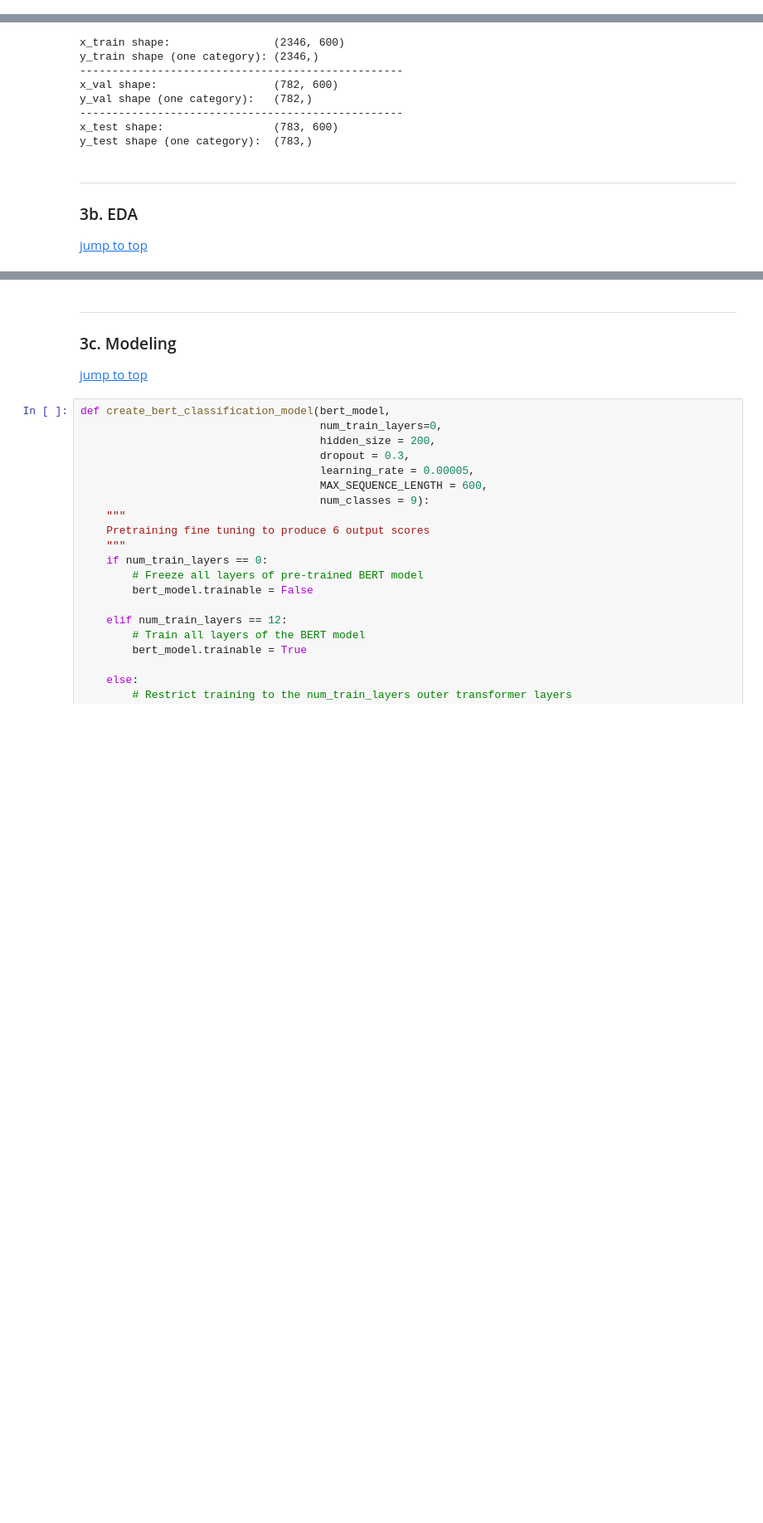
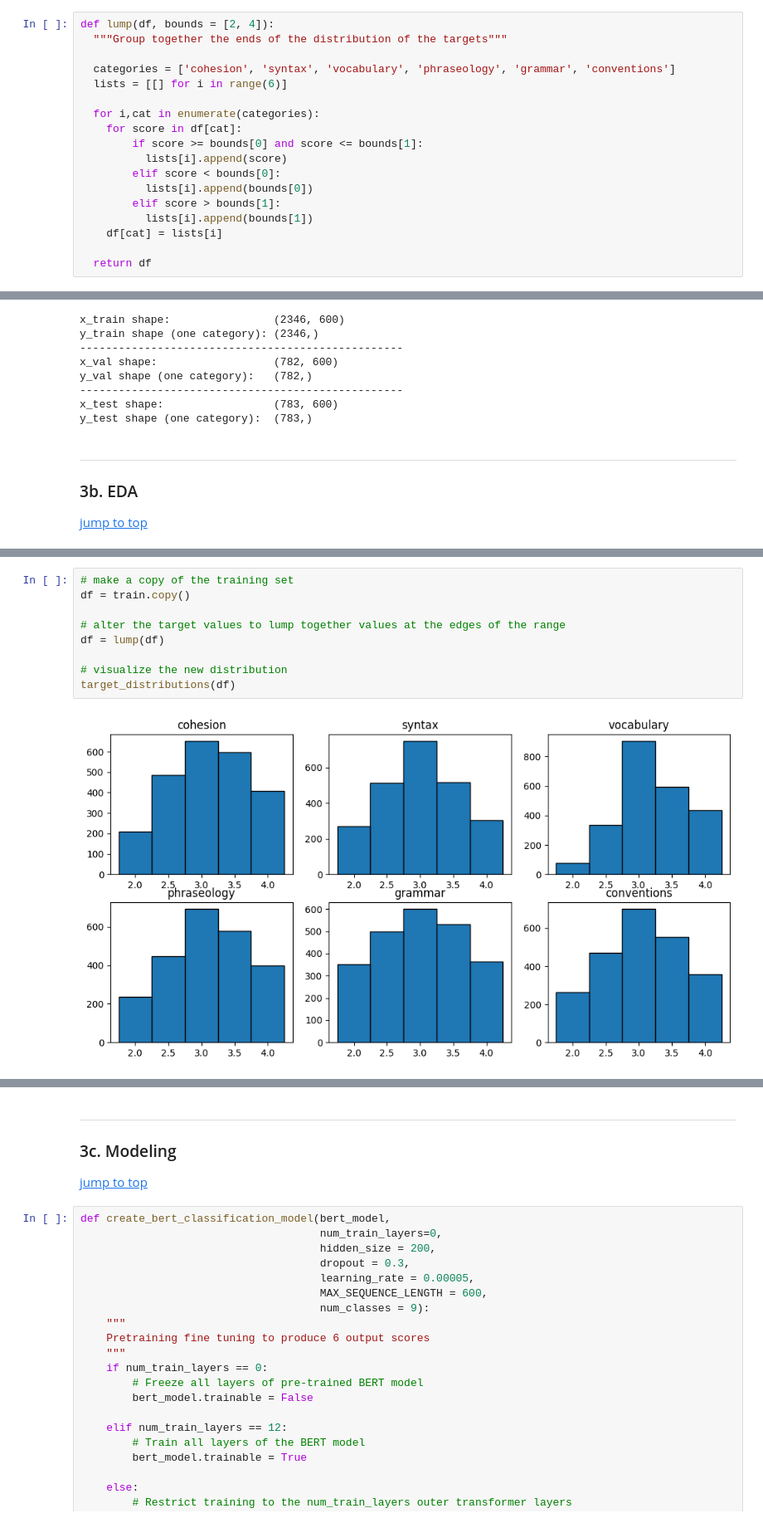
Before and after one commit to cbwright11/NLP-automated-essay-scoring, a Jupyter notebook: Essay EDA.ipynb, the cells around one changed output, grey strips where cells are left out. Shown at 83% size. Saved outputs shown, nothing was run; the diff lists cells and outputs as text; blank space fills up the shorter version.

```diff
--- a/Essay EDA.ipynb
+++ b/Essay EDA.ipynb
@@ -124,3 +154,21 @@ def text_preprocessing(text):
+# %%
+def lump(df, bounds = [2, 4]):
+  """Group together the ends of the distribution of the targets"""
+
+  categories = ['cohesion', 'syntax', 'vocabulary', 'phraseology', 'grammar', 'conventions']
+  lists = [[] for i in range(6)]
+
+  for i,cat in enumerate(categories):
+    for score in df[cat]:
+        if score >= bounds[0] and score <= bounds[1]:
+          lists[i].append(score)
+        elif score < bounds[0]:
+          lists[i].append(bounds[0])
+        elif score > bounds[1]:
+          lists[i].append(bounds[1])
+    df[cat] = lists[i]
+
+  return df
 # %% [markdown]
 ---
 ## 3. Model 1 dataset (Mark's dataset) <a name='ds1'></a>
@@ -358,0 +389,11 @@ axs[1, 2].set_title(categories[5]);
+# %%
+# make a copy of the training set
+df = train.copy()
+
+# alter the target values to lump together values at the edges of the range
+df = lump(df)
+
+# visualize the new distribution
+target_distributions(df)
+# %% [output]
+[figure, added]
```
Also changed, not shown: parts of 16 cells of this notebook.
